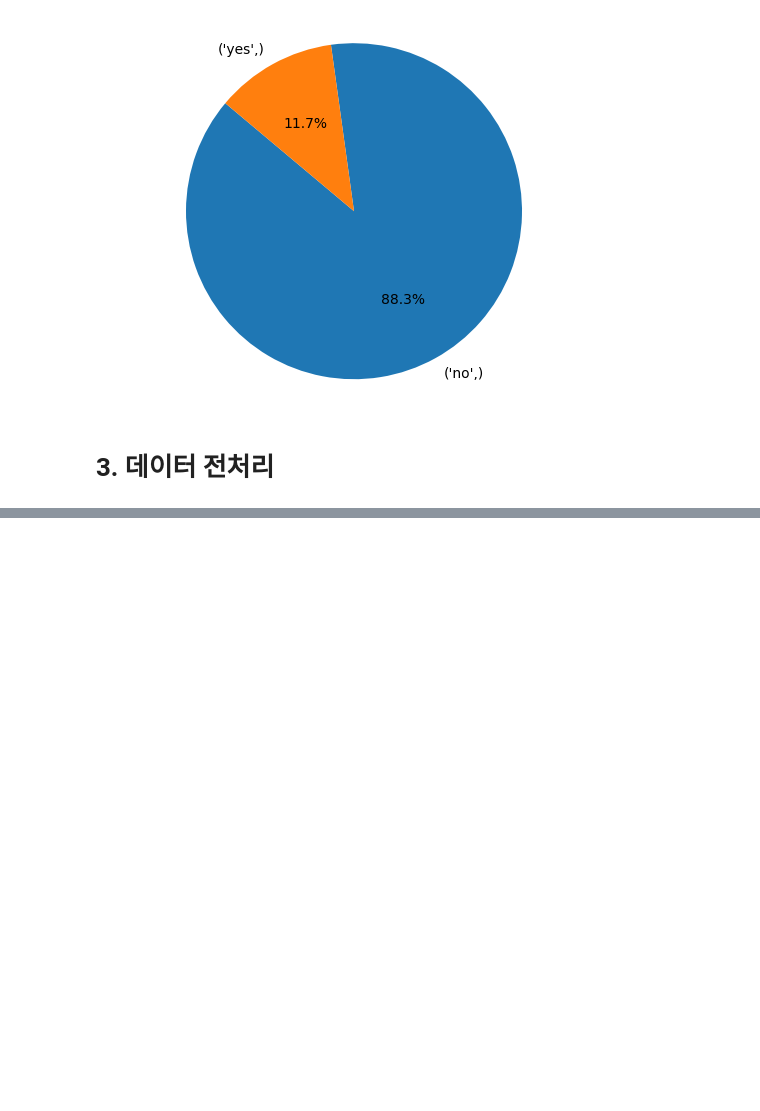
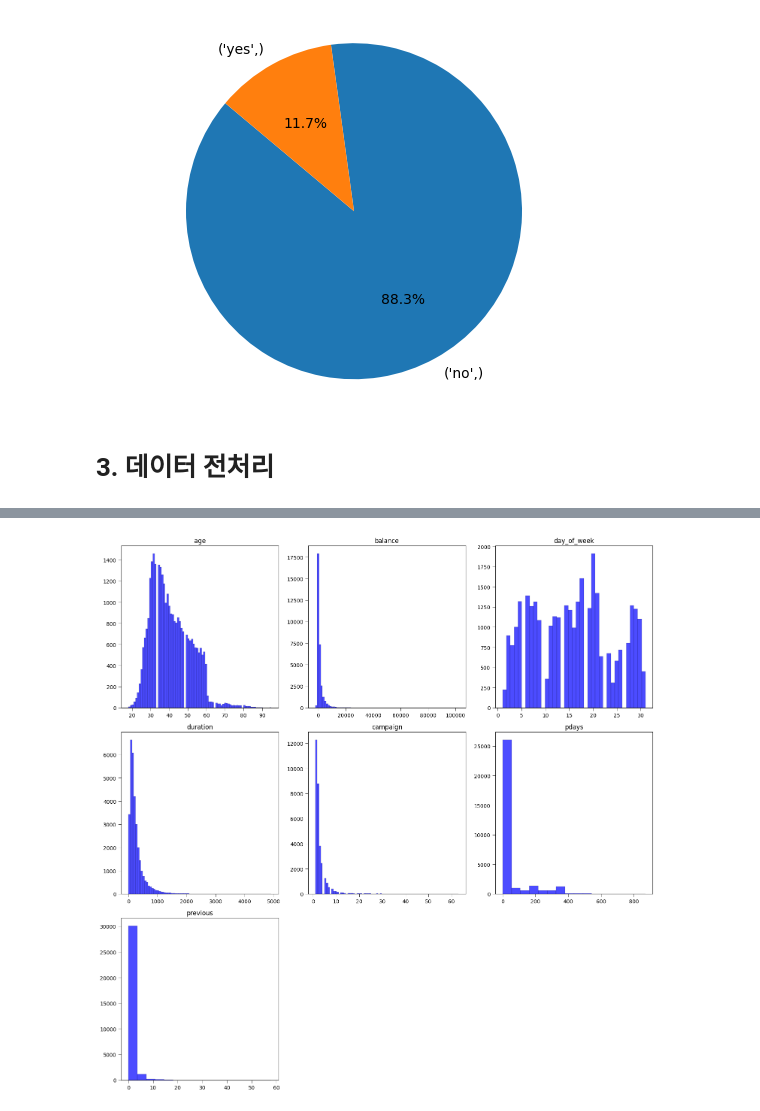
Before and after one commit to kyeob1107/sparta_ml, a Jupyter notebook: A09_곽승엽.ipynb, the cells around one changed output, grey strips where cells are left out. Saved outputs shown, nothing was run; the diff lists cells and outputs as text; code cells hidden in the pictures; blank space fills up the shorter version.

```diff
--- a/A09_곽승엽.ipynb
+++ b/A09_곽승엽.ipynb
@@ -368,6 +308,7 @@ pdays 의 bin갯수는  inf
 # %%
 #수치형 변수 시각화
-def get_3_hist_num(data:pd.DataFrame, columns:list, log_scale_threshold: float = 5000, num_bin_max: int = 300 ):
+def get_3_hist_num(data:pd.DataFrame, columns:list, whether_log_scale: bool = True,
+                                        log_scale_threshold: float = 5000, num_bin_max: int = 300 ):
     """ 데이터와 컬럼을 전달하면 히스토그램을 3개씩 출력해주는 함수
 
     Args:
@@ -421,7 +362,7 @@ def get_3_hist_num(data:pd.DataFrame, columns:list, log_scale_threshold: float =
         # print(col, " bin : ", num_bin_actual) # 점검용
 
         # 히스토그램 바의 높이 차이에 따라 리니어 스케일 또는 로그 스케일 선택
-        if (max_height / min_height) > log_scale_threshold:
+        if whether_log_scale == True and (max_height / min_height) > log_scale_threshold:
             axes[row_idx, col_idx].set_yscale('log')  # 로그 스케일로 변환
         else:
             axes[row_idx, col_idx].set_yscale('linear')  # 리니어 스케일로 유지
@@ -623,0 +671,17 @@ ans_n, ans_y=88.3, 11.7
+# %%
+# 이상치 제거
+def remove_outliers(X_data:pd.DataFrame, y_data:pd.DataFrame):
+    condition = X_data['previous'] < 250
+    condition2 = X_data['balance'] > -2000
+    X_data = X_data[condition & condition2] # 일단 간단하게 테스트용으로 해보자
+    y_data = y_data[condition & condition2]
+    X_data.reset_index()
+    y_data.reset_index()
+    return X_data, y_data
+
+X_train, y_train = remove_outliers(X_train, y_train)
+X_test, y_test = remove_outliers(X_test, y_test)
+# %%
+get_3_hist_num(X_train, numeric_col, whether_log_scale=False)
+# %% [output]
+[figure, added]
```
Also changed, not shown: parts of 66 cells of this notebook.
